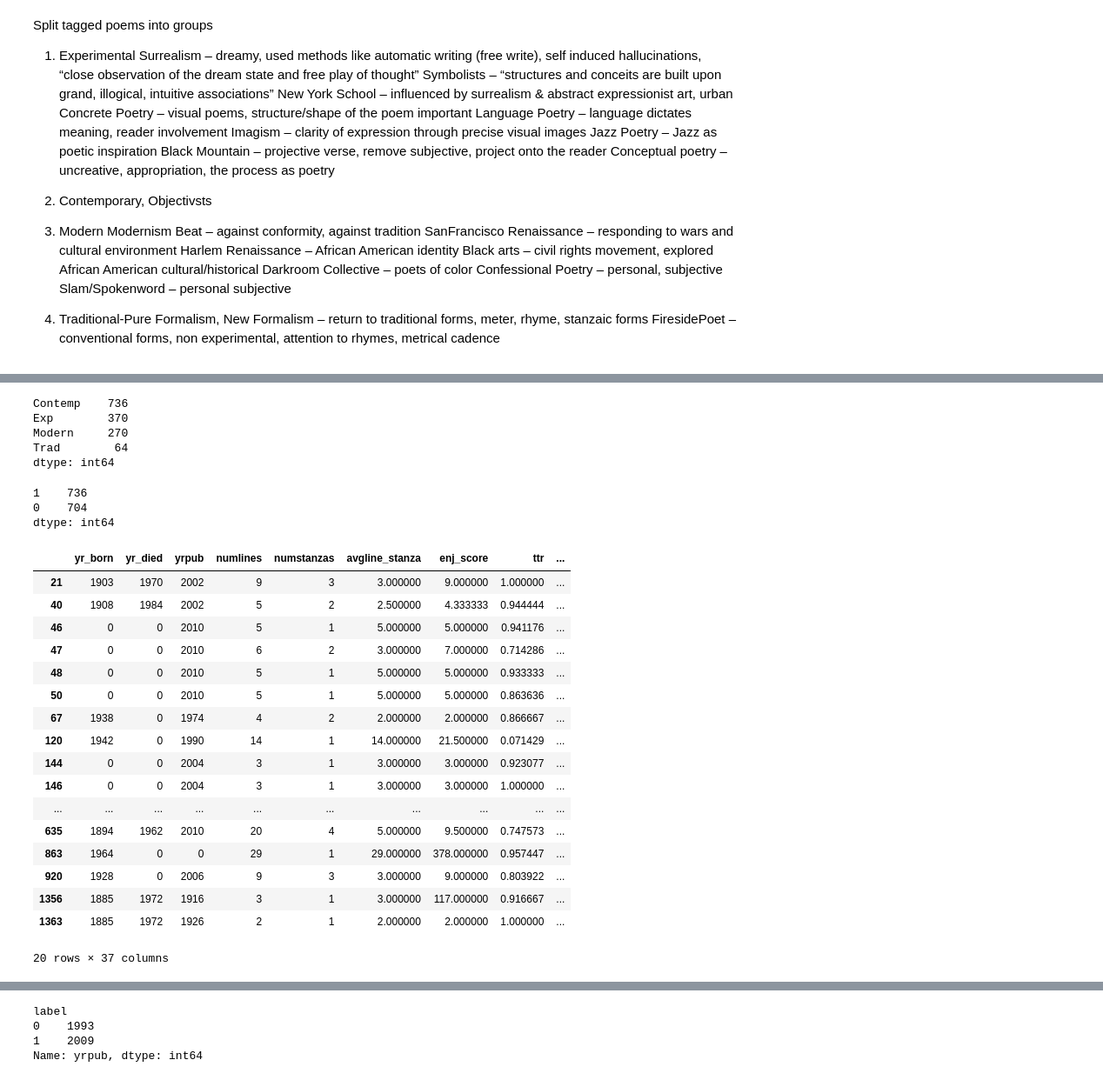
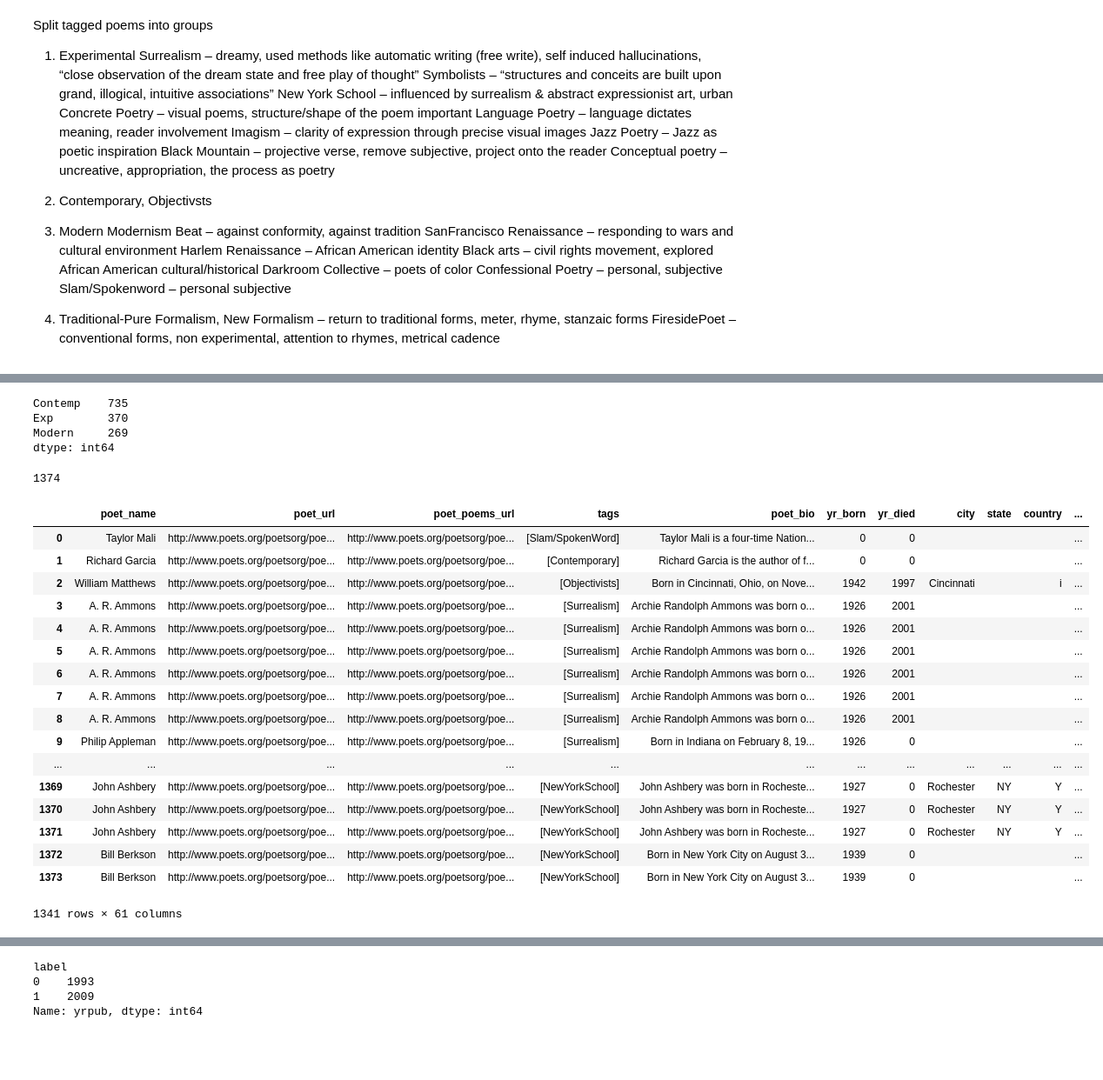
Before and after one commit to huiruru/FinalProject, a Jupyter notebook: Transform/PoemDataProcessing.ipynb, the cells around one changed output, grey strips where cells are left out. Shown: that part at 87% size. Drawn from its saved outputs; the diff is of its cells as text; code cells hidden in the pictures; blank space fills up the shorter version.

Commit message:
organized, edited kmeans notebook, changed data visuals to really mean selecting right features, rmved unnec work

```diff
--- a/Transform/PoemDataProcessing.ipynb
+++ b/Transform/PoemDataProcessing.ipynb
@@ -297,3 +319,4 @@ resultdf.to_pickle('/Users/huiru/GADataScience/FinalProject/Data/labeleddf.pkl')
 # %%
-resultdf= pd.read_pickle('/Users/huiru/GADataScience/FinalProject/Data/labeleddf.pkl')
-?eh.labler()
+resultdf= pd.read_pickle('/Users/huiru/GADataScience/FinalProject/Data/resultdf.pkl')
+print resultdf.columns
+print len(resultdf)
@@ -306,17 +323,45 @@ strlabeledf = strlabeledf.query('strlabel != ""')
+# %%
+resultdf = resultdf.query('yrpub >= 1900')
+# %%
+resultdf = resultdf.query('strlabel != ""')
+resultdf = resultdf.query('strlabel != "Trad"')
 # %%
-strlabeledf.strlabel.value_counts()
+resultdf.strlabel.value_counts()
 # %% [output]
-Contemp    736
+Contemp    735
 Exp        370
-Modern     270
-Trad        64
+Modern     269
 dtype: int64
 # %%
 # resultdf.label.value_counts()
 resultdf = resultdf.query('primary_tag != "MetaphysicalPoet"')
 resultdf.label.value_counts()
+len(resultdf)
 # %% [output]
-1    736
-0    704
-dtype: int64
+1374
+# %%
+resultdf.reset_index(drop=True, inplace = True)
+# %%
+resultdf.isnull()
+inds = pd.isnull(resultdf).any(1).nonzero()[0]
+resultdf.ix[inds]
+# %% [output]
+|  | poet_name | poet_url | poet_poems_url | tags | poet_bio | yr_born | yr_died | city | state | country | ... |
+| 0 | Taylor Mali | http://www.poets.org/poetsorg/poe... | http://www.poets.org/poetsorg/poe... | [Slam/SpokenWord] | Taylor Mali is a four-time Nation... | 0 | 0 |  |  |  | ... |
+| 1 | Richard Garcia | http://www.poets.org/poetsorg/poe... | http://www.poets.org/poetsorg/poe... | [Contemporary] | Richard Garcia is the author of f... | 0 | 0 |  |  |  | ... |
+| 2 | William Matthews | http://www.poets.org/poetsorg/poe... | http://www.poets.org/poetsorg/poe... | [Objectivists] | Born in Cincinnati, Ohio, on Nove... | 1942 | 1997 | Cincinnati |  | i | ... |
+| 3 | A. R. Ammons | http://www.poets.org/poetsorg/poe... | http://www.poets.org/poetsorg/poe... | [Surrealism] | Archie Randolph Ammons was born o... | 1926 | 2001 |  |  |  | ... |
+| 4 | A. R. Ammons | http://www.poets.org/poetsorg/poe... | http://www.poets.org/poetsorg/poe... | [Surrealism] | Archie Randolph Ammons was born o... | 1926 | 2001 |  |  |  | ... |
+| 5 | A. R. Ammons | http://www.poets.org/poetsorg/poe... | http://www.poets.org/poetsorg/poe... | [Surrealism] | Archie Randolph Ammons was born o... | 1926 | 2001 |  |  |  | ... |
+| 6 | A. R. Ammons | http://www.poets.org/poetsorg/poe... | http://www.poets.org/poetsorg/poe... | [Surrealism] | Archie Randolph Ammons was born o... | 1926 | 2001 |  |  |  | ... |
+| 7 | A. R. Ammons | http://www.poets.org/poetsorg/poe... | http://www.poets.org/poetsorg/poe... | [Surrealism] | Archie Randolph Ammons was born o... | 1926 | 2001 |  |  |  | ... |
+| 8 | A. R. Ammons | http://www.poets.org/poetsorg/poe... | http://www.poets.org/poetsorg/poe... | [Surrealism] | Archie Randolph Ammons was born o... | 1926 | 2001 |  |  |  | ... |
+| 9 | Philip Appleman | http://www.poets.org/poetsorg/poe... | http://www.poets.org/poetsorg/poe... | [Surrealism] | Born in Indiana on February 8, 19... | 1926 | 0 |  |  |  | ... |
+| ... | ... | ... | ... | ... | ... | ... | ... | ... | ... | ... | ... |
+| 1369 | John Ashbery | http://www.poets.org/poetsorg/poe... | http://www.poets.org/poetsorg/poe... | [NewYorkSchool] | John Ashbery was born in Rocheste... | 1927 | 0 | Rochester | NY | Y | ... |
+| 1370 | John Ashbery | http://www.poets.org/poetsorg/poe... | http://www.poets.org/poetsorg/poe... | [NewYorkSchool] | John Ashbery was born in Rocheste... | 1927 | 0 | Rochester | NY | Y | ... |
+| 1371 | John Ashbery | http://www.poets.org/poetsorg/poe... | http://www.poets.org/poetsorg/poe... | [NewYorkSchool] | John Ashbery was born in Rocheste... | 1927 | 0 | Rochester | NY | Y | ... |
+| 1372 | Bill Berkson | http://www.poets.org/poetsorg/poe... | http://www.poets.org/poetsorg/poe... | [NewYorkSchool] | Born in New York City on August 3... | 1939 | 0 |  |  |  | ... |
+| 1373 | Bill Berkson | http://www.poets.org/poetsorg/poe... | http://www.poets.org/poetsorg/poe... | [NewYorkSchool] | Born in New York City on August 3... | 1939 | 0 |  |  |  | ... |
+1341 rows × 61 columns
 # %%
@@ -346,26 +380,2 @@ strdf = strlabeledf[strl]
-# %%
-inds = pd.isnull(df).any(1).nonzero()[0]
-strinds = pd.isnull(strdf).any(1).nonzero()[0]
-df.ix[inds]
-strdf.ix[strinds]
-# %% [output]
-|  | yr_born | yr_died | yrpub | numlines | numstanzas | avgline_stanza | enj_score | ttr | ... |
-| 21 | 1903 | 1970 | 2002 | 9 | 3 | 3.000000 | 9.000000 | 1.000000 | ... |
-| 40 | 1908 | 1984 | 2002 | 5 | 2 | 2.500000 | 4.333333 | 0.944444 | ... |
-| 46 | 0 | 0 | 2010 | 5 | 1 | 5.000000 | 5.000000 | 0.941176 | ... |
-| 47 | 0 | 0 | 2010 | 6 | 2 | 3.000000 | 7.000000 | 0.714286 | ... |
-| 48 | 0 | 0 | 2010 | 5 | 1 | 5.000000 | 5.000000 | 0.933333 | ... |
-| 50 | 0 | 0 | 2010 | 5 | 1 | 5.000000 | 5.000000 | 0.863636 | ... |
-| 67 | 1938 | 0 | 1974 | 4 | 2 | 2.000000 | 2.000000 | 0.866667 | ... |
-| 120 | 1942 | 0 | 1990 | 14 | 1 | 14.000000 | 21.500000 | 0.071429 | ... |
-| 144 | 0 | 0 | 2004 | 3 | 1 | 3.000000 | 3.000000 | 0.923077 | ... |
-| 146 | 0 | 0 | 2004 | 3 | 1 | 3.000000 | 3.000000 | 1.000000 | ... |
-| ... | ... | ... | ... | ... | ... | ... | ... | ... | ... |
-| 635 | 1894 | 1962 | 2010 | 20 | 4 | 5.000000 | 9.500000 | 0.747573 | ... |
-| 863 | 1964 | 0 | 0 | 29 | 1 | 29.000000 | 378.000000 | 0.957447 | ... |
-| 920 | 1928 | 0 | 2006 | 9 | 3 | 3.000000 | 9.000000 | 0.803922 | ... |
-| 1356 | 1885 | 1972 | 1916 | 3 | 1 | 3.000000 | 117.000000 | 0.916667 | ... |
-| 1363 | 1885 | 1972 | 1926 | 2 | 1 | 2.000000 | 2.000000 | 1.000000 | ... |
-20 rows × 37 columns
 # %%
 df = df.fillna(df.mean())
```
Also changed, not shown: parts of 37 cells of this notebook, 11 other files.
